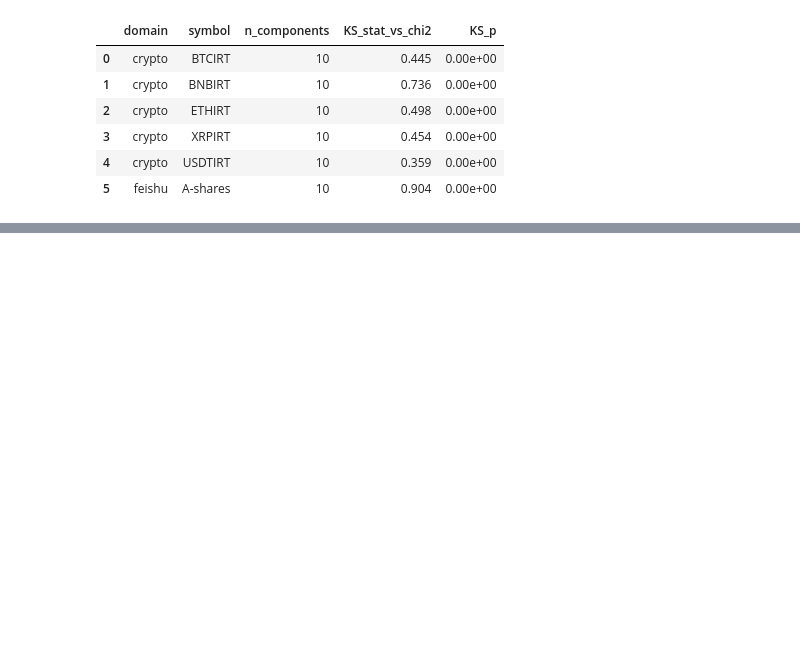
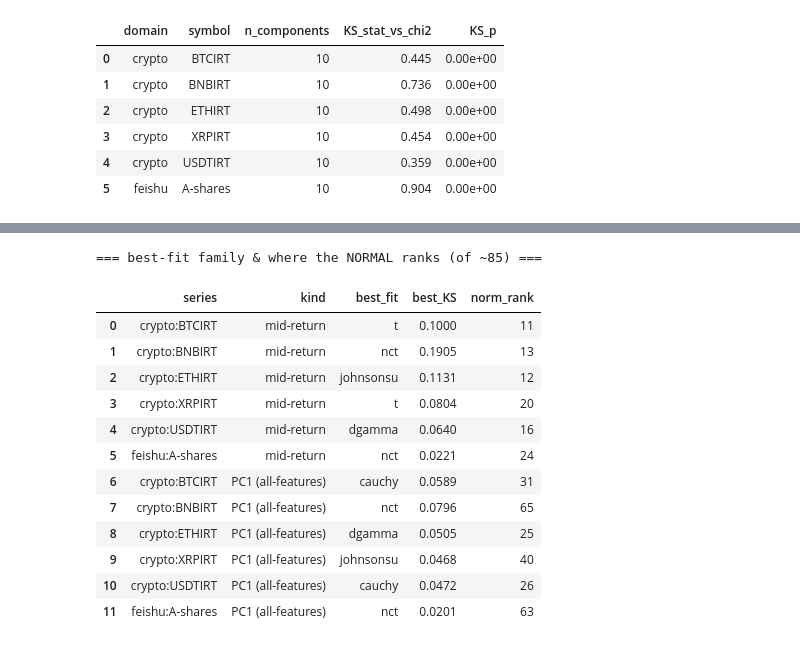
Before and after one commit to ArshiAbolghasemi/Penny, a Jupyter notebook: notebooks/increment_diagnostics.ipynb, the cells around one changed output, grey strips where cells are left out. Cells and saved outputs as stored; diff of their text form; code cells hidden in the pictures; blank space fills up the shorter version.

```diff
--- a/notebooks/increment_diagnostics.ipynb
+++ b/notebooks/increment_diagnostics.ipynb
@@ -1215,0 +1425,33 @@ KS_p ≈ 0 ⇒ the JOINT feature distribution is not multivariate normal
+# %%
+# compact summary: best-fit family + normal's rank, for returns and PC1
+rows = []
+for (dom, sym), ranked in FIT_RET.items():
+    rows.append({"series": f"{dom}:{sym}", "kind": "mid-return",
+                 "best_fit": ranked[0][0] if ranked else "-",
+                 "best_KS": ranked[0][1] if ranked else np.nan,
+                 "norm_rank": norm_rank(ranked)})
+for key, r in PCA_RESULTS.items():
+    ranked = FIT_PC[(key, 0)]
+    rows.append({"series": f"{key[0]}:{key[1]}", "kind": "PC1 (all-features)",
+                 "best_fit": ranked[0][0] if ranked else "-",
+                 "best_KS": ranked[0][1] if ranked else np.nan,
+                 "norm_rank": norm_rank(ranked)})
+fit_summary = pd.DataFrame(rows)
+print("=== best-fit family & where the NORMAL ranks (of ~85) ===")
+display(fit_summary.style.background_gradient(cmap="OrRd", subset=["norm_rank"])
+        .format({"best_KS": "{:.4f}", "norm_rank": "{:.0f}"}))
+# %% [output]
+=== best-fit family & where the NORMAL ranks (of ~85) ===
+|  | series | kind | best_fit | best_KS | norm_rank |
+| 0 | crypto:BTCIRT | mid-return | t | 0.1000 | 11 |
+| 1 | crypto:BNBIRT | mid-return | nct | 0.1905 | 13 |
+| 2 | crypto:ETHIRT | mid-return | johnsonsu | 0.1131 | 12 |
+| 3 | crypto:XRPIRT | mid-return | t | 0.0804 | 20 |
+| 4 | crypto:USDTIRT | mid-return | dgamma | 0.0640 | 16 |
+| 5 | feishu:A-shares | mid-return | nct | 0.0221 | 24 |
+| 6 | crypto:BTCIRT | PC1 (all-features) | cauchy | 0.0589 | 31 |
+| 7 | crypto:BNBIRT | PC1 (all-features) | nct | 0.0796 | 65 |
+| 8 | crypto:ETHIRT | PC1 (all-features) | dgamma | 0.0505 | 25 |
+| 9 | crypto:XRPIRT | PC1 (all-features) | johnsonsu | 0.0468 | 40 |
+| 10 | crypto:USDTIRT | PC1 (all-features) | cauchy | 0.0472 | 26 |
+| 11 | feishu:A-shares | PC1 (all-features) | nct | 0.0201 | 63 |
```
Also changed, not shown: parts of 9 cells of this notebook.
